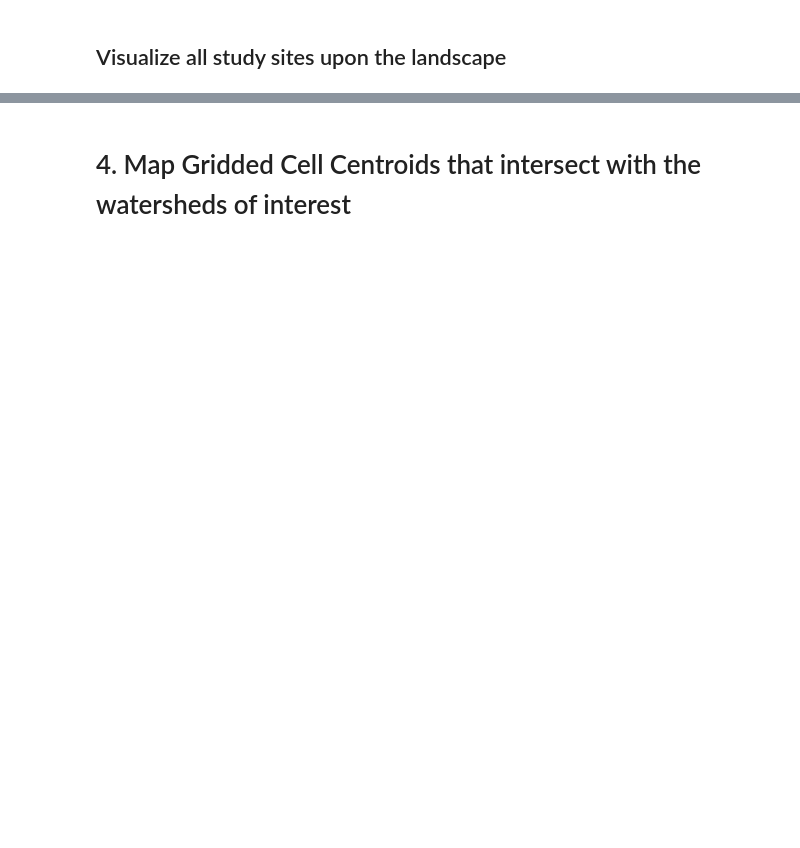
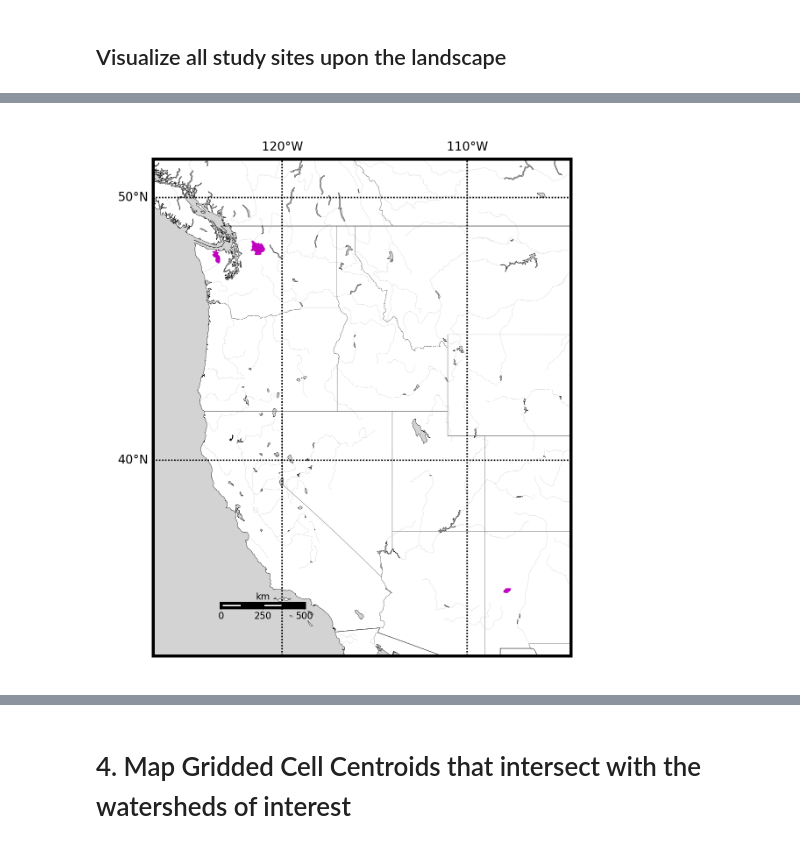
Before and after one commit to Freshwater-Initiative/Observatory, a Jupyter notebook: tutorials/Observatory_usecase1_treatgeoself.ipynb, the cells around one changed output, grey strips where cells are left out. Cells and saved outputs as stored; diff of their text form; code cells hidden in the pictures; blank space fills up the shorter version.

```diff
--- a/tutorials/Observatory_usecase1_treatgeoself.ipynb
+++ b/tutorials/Observatory_usecase1_treatgeoself.ipynb
@@ -196,0 +261,14 @@ v2 = ogh.multiSiteVisual(listOfShapefiles=[sauk, elwha, riosalado],
+# %%
+annotated_map = os.path.join(homedir, 'all_map.png')
+
+v2 = ogh.multiSiteVisual(listOfShapefiles=[sauk, elwha, riosalado],
+                         listOfNames=['Sauk-Suiattle river','Elwha river','Upper Rio Salado'],
+                         multishape=os.path.join(homedir, 'eachwatershed.shp'),
+                         singleshape=os.path.join(homedir, 'allwatersheds.shp'),
+                         fileoutpath=annotated_map,
+                         projection='merc', epsg=3857, polygon_color='m', margin=0.2,
+                         scale_x_dist=-1, scale_y_dist=-12.5, scale_ref_length=500, scale_yoffset=25000,
+                         text_x_dist=0, text_y_dist=-2.5,
+                         annotate=False)
+# %% [output]
+[figure, added]
```
Also changed, not shown: parts of 12 cells of this notebook, 5 other files.
